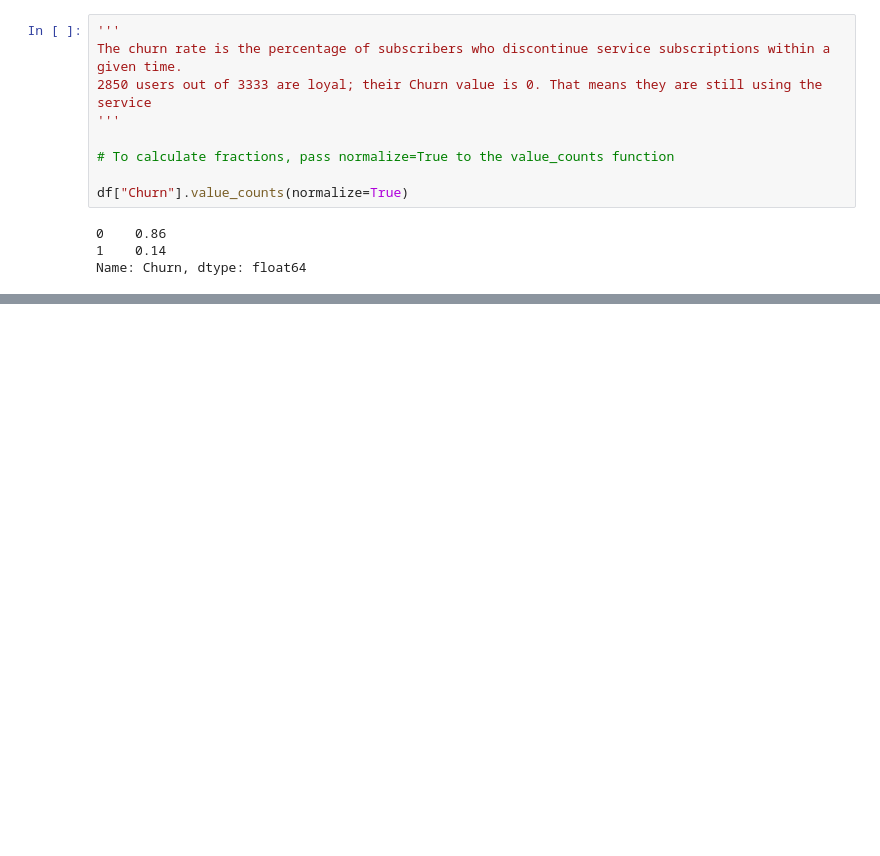
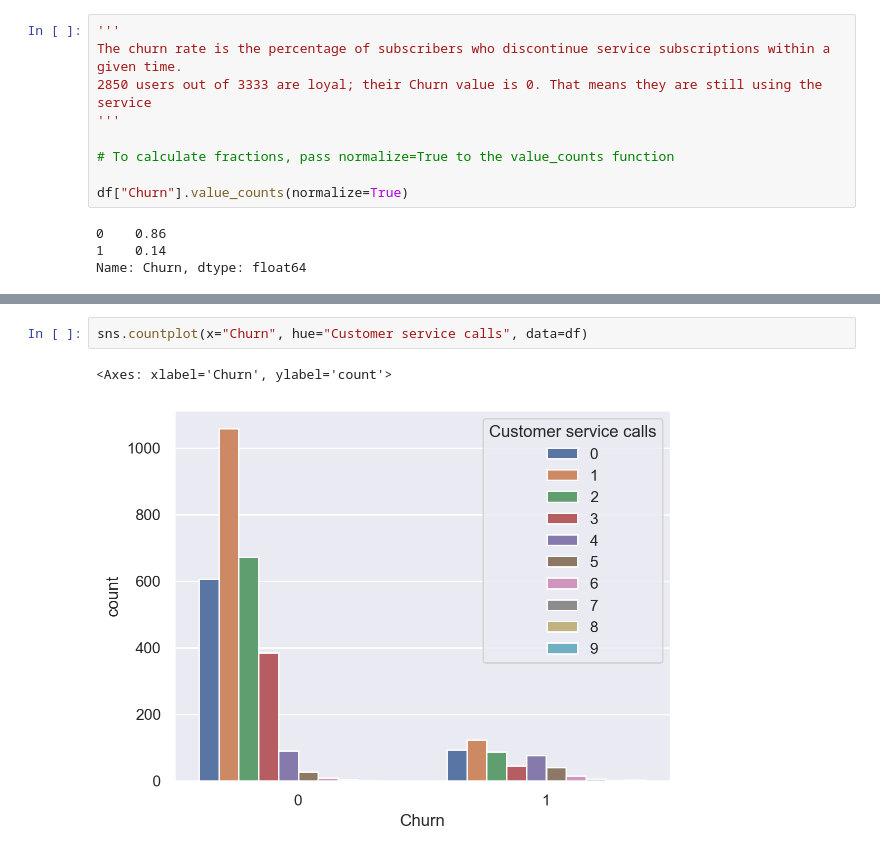
Before and after one commit to Deb-bie/ai-ml, a Jupyter notebook: mlcourse.ai/telecom_churn.ipynb, the cells around one changed output, grey strips where cells are left out. Drawn from its saved outputs; the diff is of its cells as text; blank space fills up the shorter version.

```diff
--- a/mlcourse.ai/telecom_churn.ipynb
+++ b/mlcourse.ai/telecom_churn.ipynb
@@ -126,0 +579,5 @@ Name: Churn, dtype: float64
+# %%
+sns.countplot(x="Churn", hue="Customer service calls", data=df)
+# %% [output]
+<Axes: xlabel='Churn', ylabel='count'>
+[figure, added]
```
Also changed, not shown: parts of 37 cells of this notebook, 2 other files.
